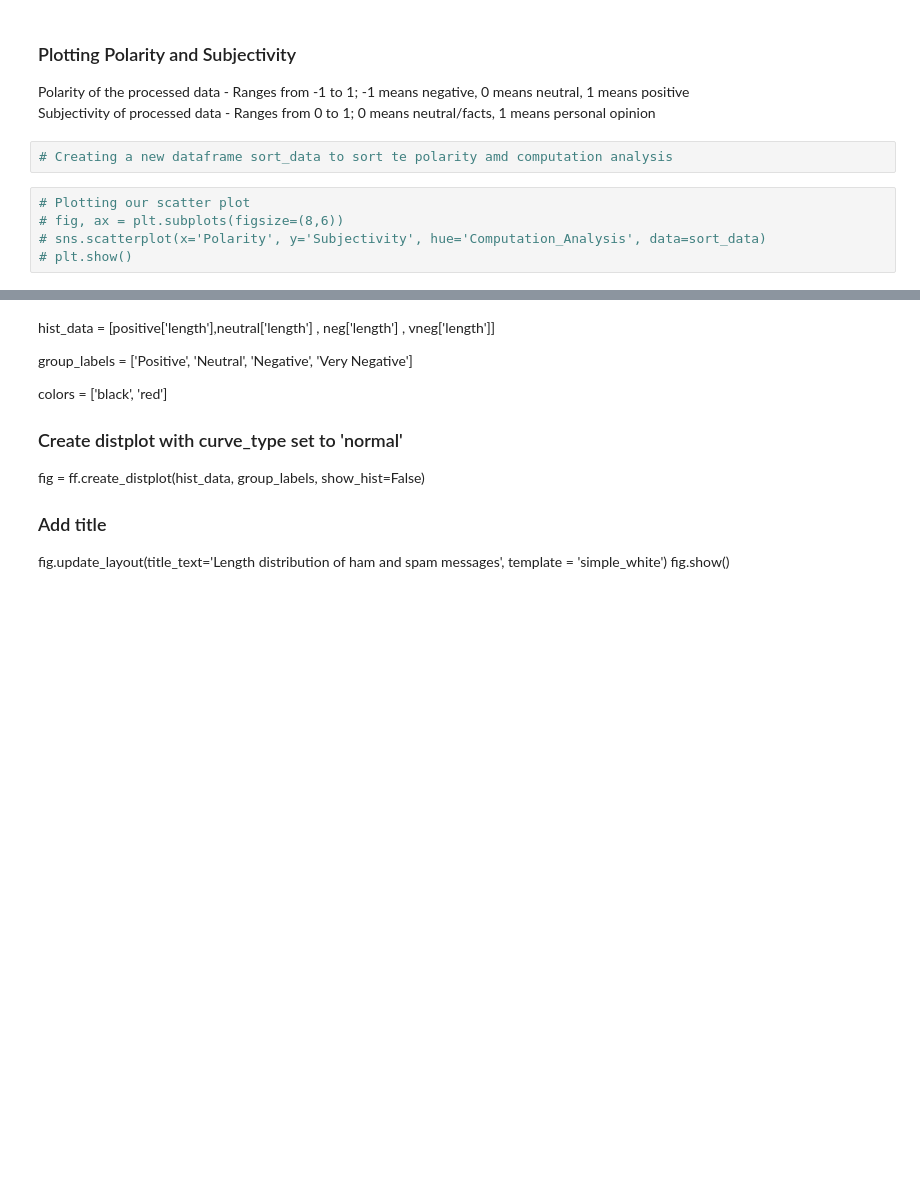
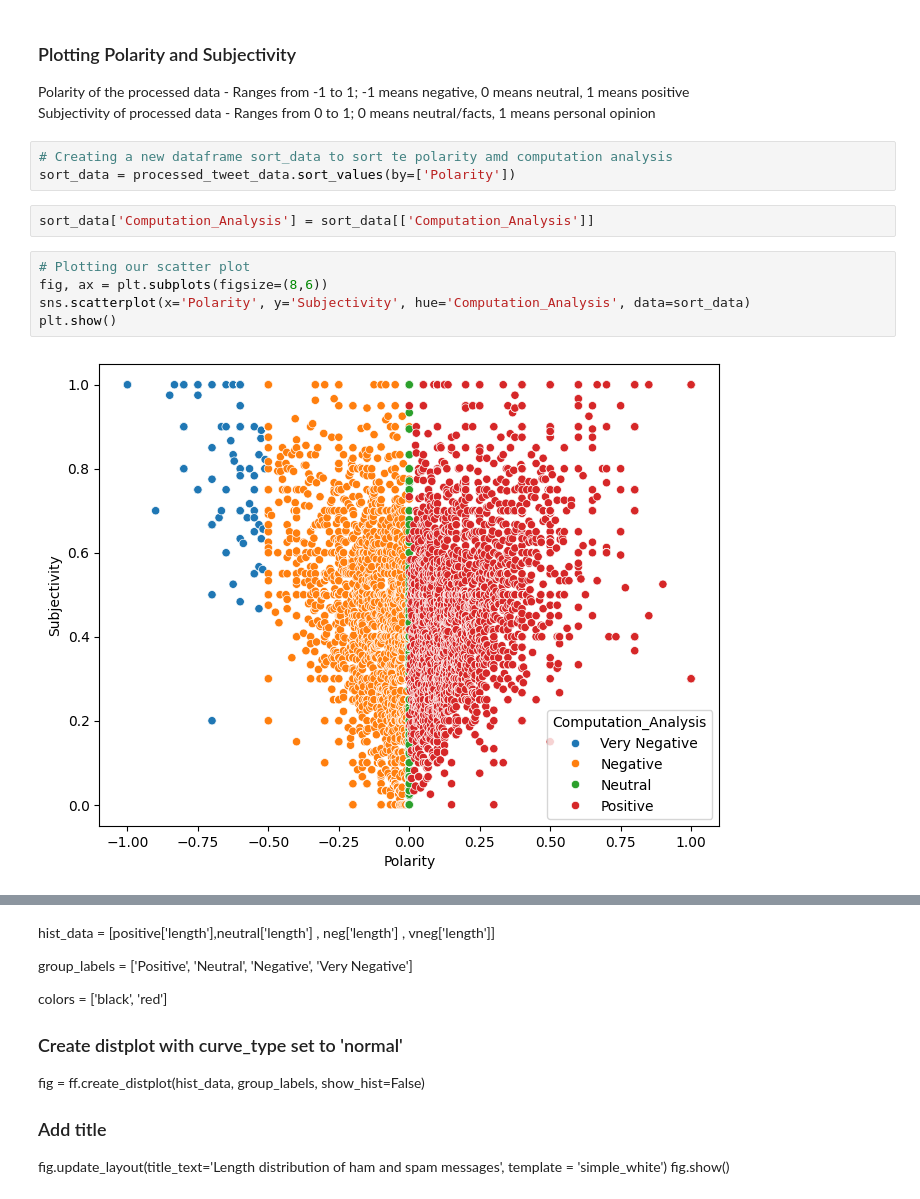
Before and after one commit to celestinesheum/MY-DAC-Curriculum, a Jupyter notebook: DAC-008_Intro_To_NLP/DAC-008_Sentiment_Analysis_1_Student.ipynb, the cells around one changed output, grey strips where cells are left out. Drawn from its saved outputs; the diff is of its cells as text; blank space fills up the shorter version.

```diff
--- a/DAC-008_Intro_To_NLP/DAC-008_Sentiment_Analysis_1_Student.ipynb
+++ b/DAC-008_Intro_To_NLP/DAC-008_Sentiment_Analysis_1_Student.ipynb
@@ -464,10 +464,15 @@ Polarity of the processed data - Ranges from -1 to 1; -1 means negative, 0 means
 Subjectivity of processed data - Ranges from 0 to 1; 0 means neutral/facts, 1 means personal opinion
 # %%
 # Creating a new dataframe sort_data to sort te polarity amd computation analysis
+sort_data = processed_tweet_data.sort_values(by=['Polarity'])
+# %%
+sort_data['Computation_Analysis'] = sort_data[['Computation_Analysis']]
 # %%
 # Plotting our scatter plot
-# fig, ax = plt.subplots(figsize=(8,6))
-# sns.scatterplot(x='Polarity', y='Subjectivity', hue='Computation_Analysis', data=sort_data)
-# plt.show()
+fig, ax = plt.subplots(figsize=(8,6))
+sns.scatterplot(x='Polarity', y='Subjectivity', hue='Computation_Analysis', data=sort_data)
+plt.show()
+# %% [output]
+[figure, added]
 # %%
 # Creating our variables to store each column
```
Also changed, not shown: parts of 14 cells of this notebook.
